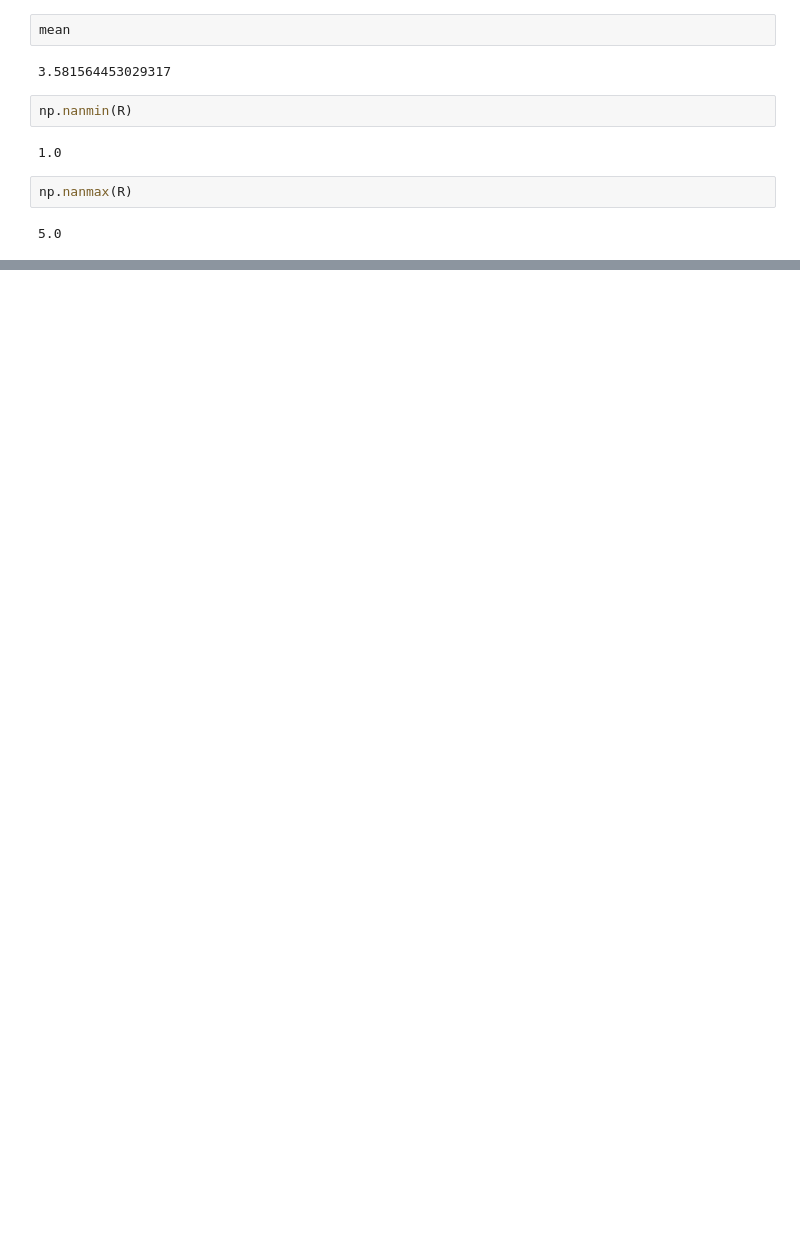
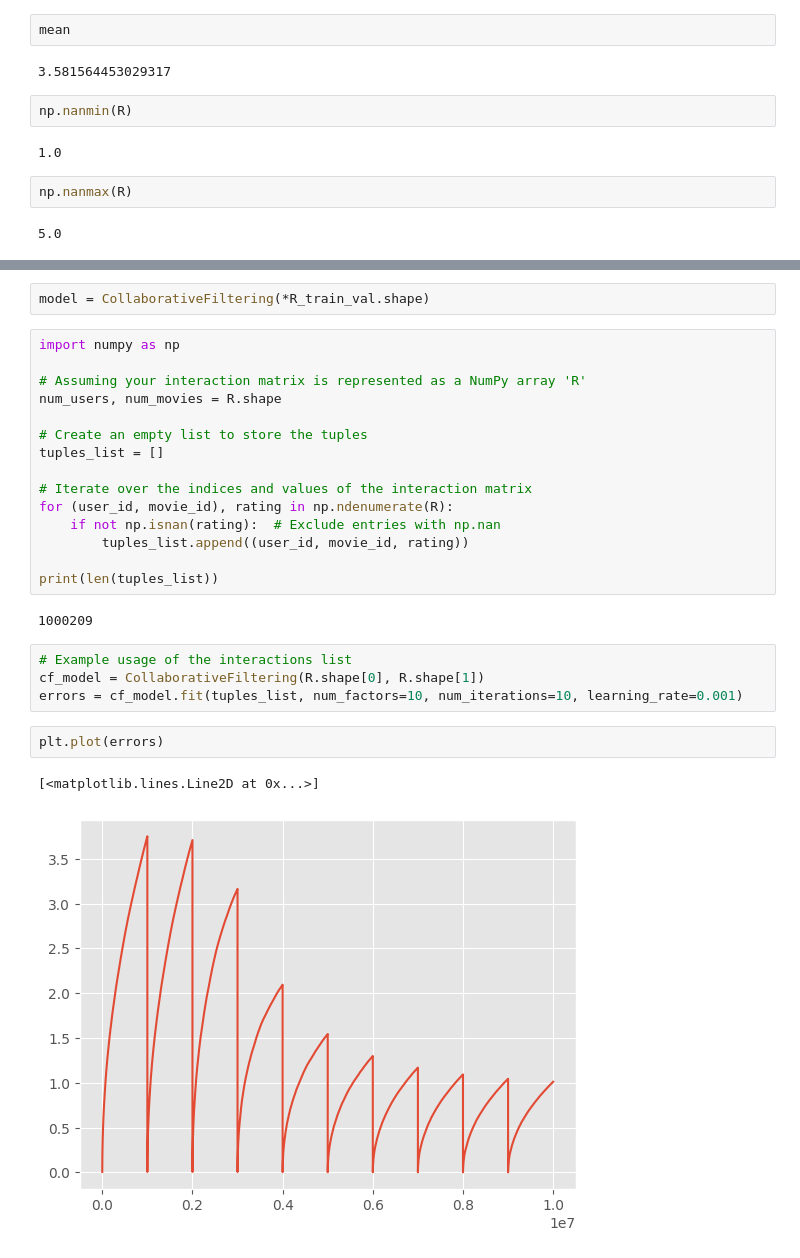
Before and after one commit to MarcoC1796/recommender-systems-thesis, a Jupyter notebook: MovieLens1MRS.ipynb, the cells around one changed output, grey strips where cells are left out. Drawn from its saved outputs; the diff is of its cells as text; blank space fills up the shorter version.

```diff
--- a/MovieLens1MRS.ipynb
+++ b/MovieLens1MRS.ipynb
@@ -344,0 +609,28 @@ np.nanmax(R)
+# %%
+model = CollaborativeFiltering(*R_train_val.shape)
+# %%
+import numpy as np
+
+# Assuming your interaction matrix is represented as a NumPy array 'R'
+num_users, num_movies = R.shape
+
+# Create an empty list to store the tuples
+tuples_list = []
+
+# Iterate over the indices and values of the interaction matrix
+for (user_id, movie_id), rating in np.ndenumerate(R):
+    if not np.isnan(rating):  # Exclude entries with np.nan
+        tuples_list.append((user_id, movie_id, rating))
+
+print(len(tuples_list))
+# %% [output]
+1000209
+# %%
+# Example usage of the interactions list
+cf_model = CollaborativeFiltering(R.shape[0], R.shape[1])
+errors = cf_model.fit(tuples_list, num_factors=10, num_iterations=10, learning_rate=0.001)
+# %%
+plt.plot(errors)
+# %% [output]
+[<matplotlib.lines.Line2D at 0x...>]
+[figure, added]
```
Also changed, not shown: parts of 22 cells of this notebook.
